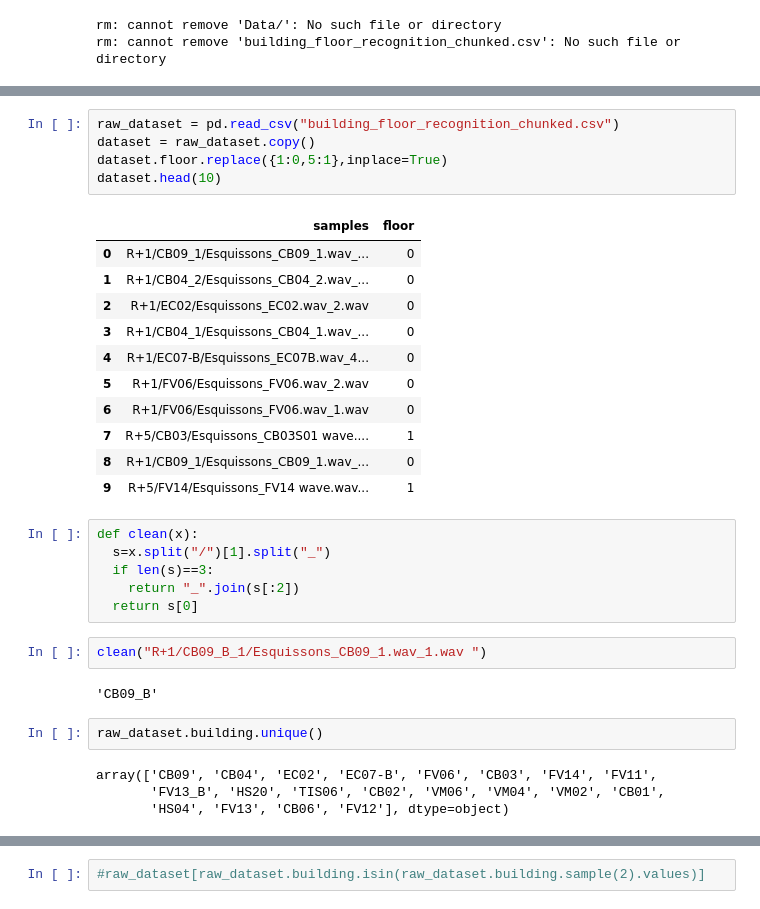
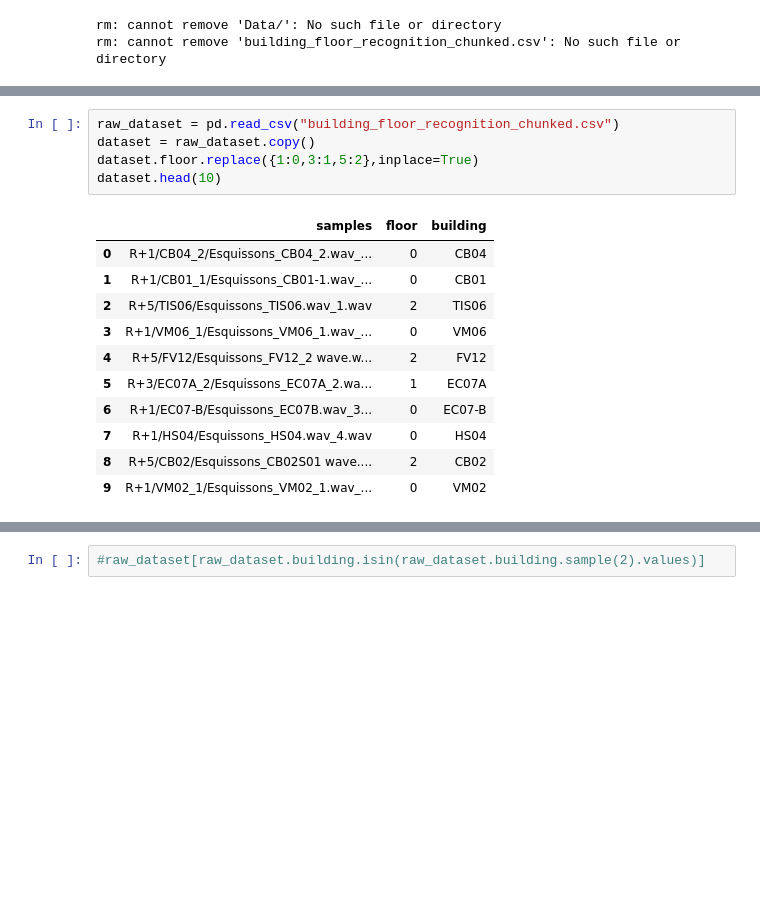
Before and after one commit to nprime496/building-floor-recognition, a Jupyter notebook: code/audio_classification.ipynb, the cells around one changed output, grey strips where cells are left out. Drawn from its saved outputs; the diff is of its cells as text; blank space fills up the shorter version.

```diff
--- a/code/audio_classification.ipynb
+++ b/code/audio_classification.ipynb
@@ -479,36 +517,20 @@ building_floor_reco 100%[===================>]   5.25K  --.-KB/s    in 0s
 # %%
 raw_dataset = pd.read_csv("building_floor_recognition_chunked.csv")
 dataset = raw_dataset.copy()
-dataset.floor.replace({1:0,5:1},inplace=True)
+dataset.floor.replace({1:0,3:1,5:2},inplace=True)
 dataset.head(10)
 # %% [output]
-|  | samples | floor |
-| 0 | R+1/CB09_1/Esquissons_CB09_1.wav_... | 0 |
-| 1 | R+1/CB04_2/Esquissons_CB04_2.wav_... | 0 |
-| 2 | R+1/EC02/Esquissons_EC02.wav_2.wav | 0 |
-| 3 | R+1/CB04_1/Esquissons_CB04_1.wav_... | 0 |
-| 4 | R+1/EC07-B/Esquissons_EC07B.wav_4... | 0 |
-| 5 | R+1/FV06/Esquissons_FV06.wav_2.wav | 0 |
-| 6 | R+1/FV06/Esquissons_FV06.wav_1.wav | 0 |
-| 7 | R+5/CB03/Esquissons_CB03S01 wave.... | 1 |
-| 8 | R+1/CB09_1/Esquissons_CB09_1.wav_... | 0 |
-| 9 | R+5/FV14/Esquissons_FV14 wave.wav... | 1 |
+|  | samples | floor | building |
+| 0 | R+1/CB04_2/Esquissons_CB04_2.wav_... | 0 | CB04 |
+| 1 | R+1/CB01_1/Esquissons_CB01-1.wav_... | 0 | CB01 |
+| 2 | R+5/TIS06/Esquissons_TIS06.wav_1.wav | 2 | TIS06 |
+| 3 | R+1/VM06_1/Esquissons_VM06_1.wav_... | 0 | VM06 |
+| 4 | R+5/FV12/Esquissons_FV12_2 wave.w... | 2 | FV12 |
+| 5 | R+3/EC07A_2/Esquissons_EC07A_2.wa... | 1 | EC07A |
+| 6 | R+1/EC07-B/Esquissons_EC07B.wav_3... | 0 | EC07-B |
+| 7 | R+1/HS04/Esquissons_HS04.wav_4.wav | 0 | HS04 |
+| 8 | R+5/CB02/Esquissons_CB02S01 wave.... | 2 | CB02 |
+| 9 | R+1/VM02_1/Esquissons_VM02_1.wav_... | 0 | VM02 |
-# %%
-def clean(x):
-  s=x.split("/")[1].split("_")
-  if len(s)==3:
-    return "_".join(s[:2])
-  return s[0]
-# %%
-clean("R+1/CB09_B_1/Esquissons_CB09_1.wav_1.wav	")
-# %% [output]
-'CB09_B'
-# %%
-raw_dataset.building.unique()
-# %% [output]
-array(['CB09', 'CB04', 'EC02', 'EC07-B', 'FV06', 'CB03', 'FV14', 'FV11',
-       'FV13_B', 'HS20', 'TIS06', 'CB02', 'VM06', 'VM04', 'VM02', 'CB01',
-       'HS04', 'FV13', 'CB06', 'FV12'], dtype=object)
 # %%
 raw_dataset.building.sample(2).values
 # %% [output]
```
Also changed, not shown: parts of 72 cells of this notebook.
